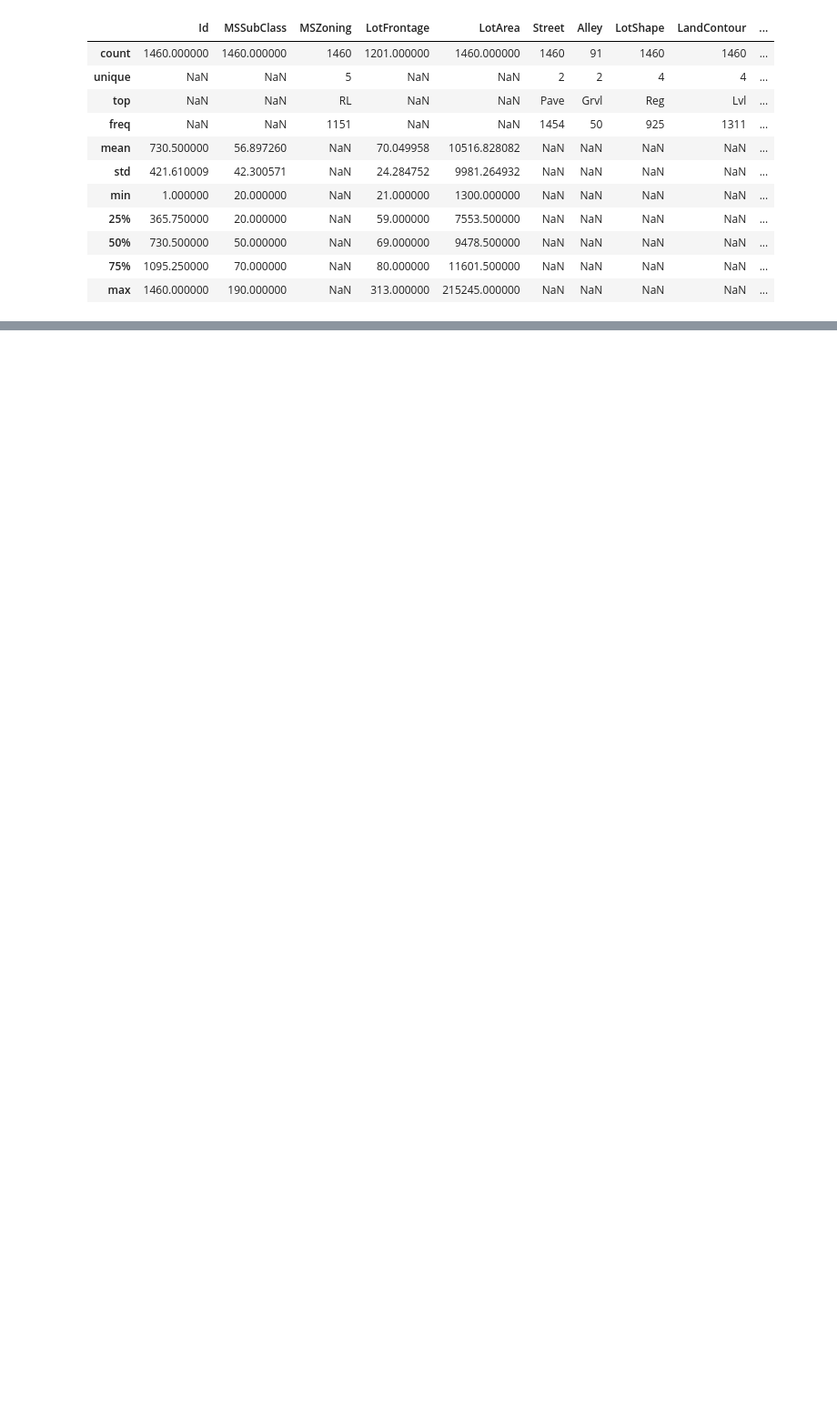
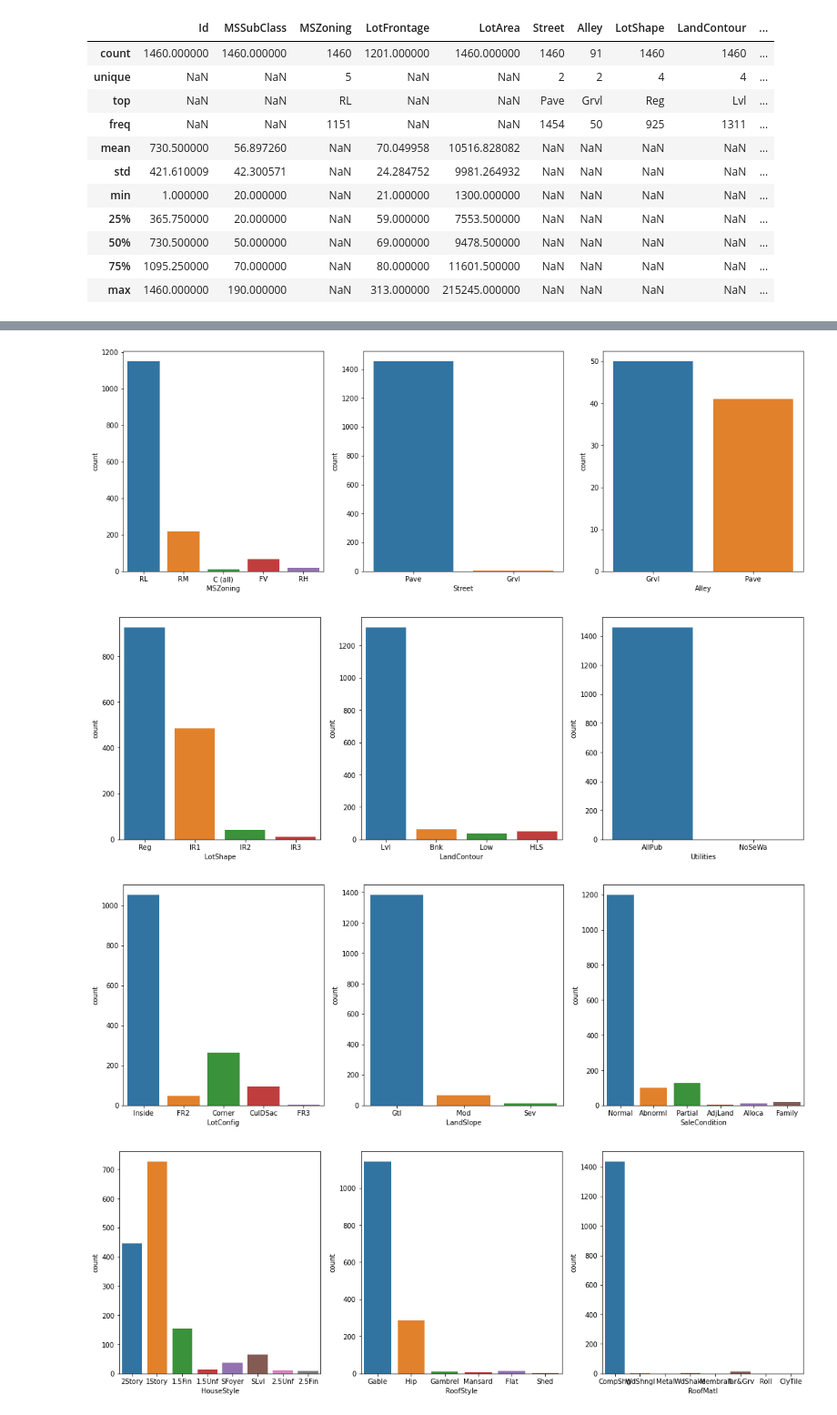
Before and after one commit to kmltzgn/Capstone_2, a Jupyter notebook: Data_Wrangling.ipynb, the cells around one changed output, grey strips where cells are left out. Shown at 91% size. Drawn from its saved outputs; the diff is of its cells as text; code cells hidden in the pictures; blank space fills up the shorter version.

```diff
--- a/Data_Wrangling.ipynb
+++ b/Data_Wrangling.ipynb
@@ -245,0 +254,37 @@ house_data.describe(include = 'all')
+# %%
+def plot_countplot_3(feature1, feature2, feature3, dataframe):
+
+    plt.figure(figsize=(18, 6))
+
+    plt.subplot(1,3,1)
+    plt1 = sns.countplot(x=dataframe[feature1], data=dataframe)
+
+    plt.subplot(1,3,2)
+    plt2 = sns.countplot(x=dataframe[feature2], data=dataframe)
+
+    plt.subplot(1,3,3)
+    plt3 = sns.countplot(x=dataframe[feature3], data=dataframe)
+
+    plt.show()
+# %%
+# Now let us take a look at the distribution of all categorical features
+
+plot_countplot_3('MSZoning', 'Street', 'Alley', house_data)
+plot_countplot_3('LotShape', 'LandContour', 'Utilities', house_data)
+plot_countplot_3('LotConfig', 'LandSlope', 'SaleCondition', house_data)
+plot_countplot_3('HouseStyle', 'RoofStyle', 'RoofMatl', house_data)
+plot_countplot_3('ExterQual', 'ExterCond', 'Foundation', house_data)
+
+plot_countplot_3('BsmtQual', 'BsmtCond', 'BsmtExposure', house_data)
+plot_countplot_3('BsmtFinType1','BsmtFinType2','Heating', house_data)
+plot_countplot_3('HeatingQC', 'CentralAir', 'Electrical', house_data)
+plot_countplot_3('KitchenQual', 'Functional', 'FireplaceQu', house_data)
+plot_countplot_3('GarageType', 'GarageFinish', 'GarageQual', house_data)
+plot_countplot_3('GarageCond', 'PavedDrive', 'PoolQC', house_data)
+
+plot_countplot_3('Fence', 'MiscFeature','SaleType', house_data)
+# %% [output]
+[figure, added]
+[figure, added]
+[figure, added]
+[figure, added]
```
Also changed, not shown: parts of 16 cells of this notebook.
